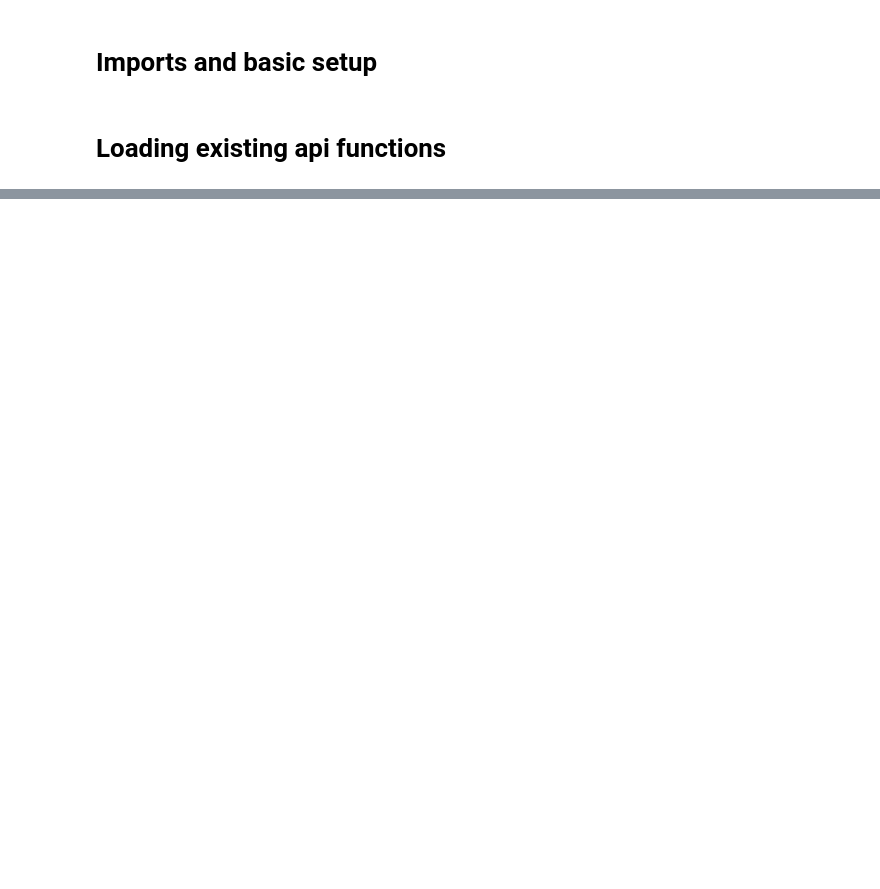
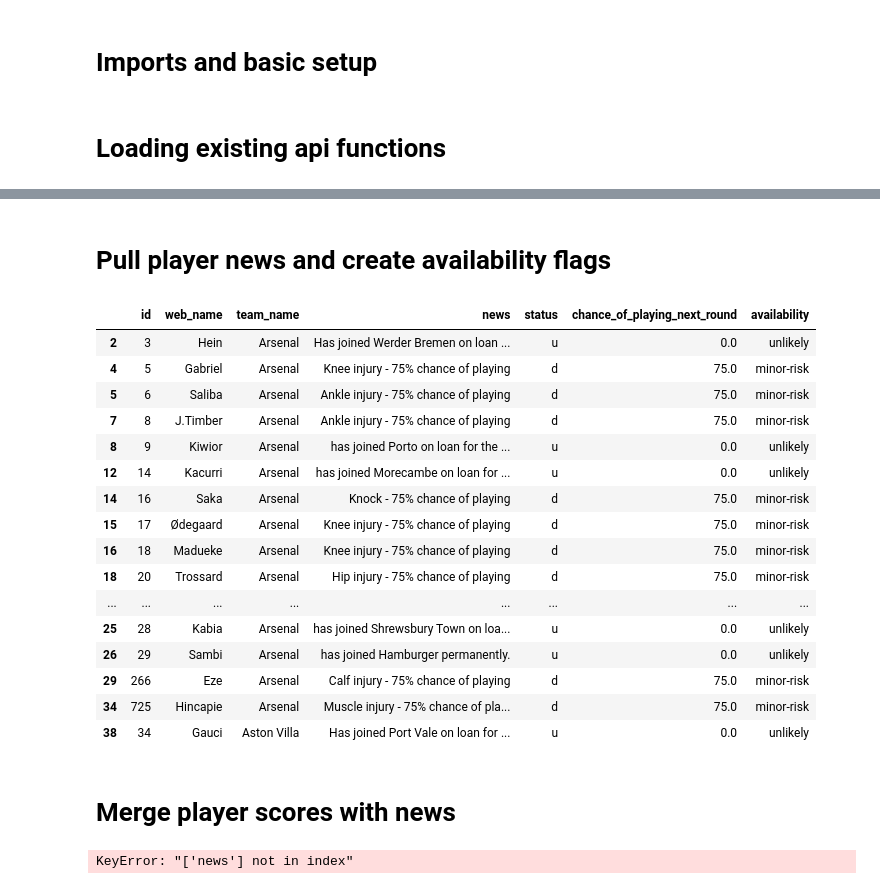
Before and after one commit to TumeloKonaite/FPL-Technocrat, a Jupyter notebook: notebooks/fpl_api.ipynb, the cells around one changed output, grey strips where cells are left out. Cells and saved outputs as stored; diff of their text form; code cells hidden in the pictures; blank space fills up the shorter version.

```diff
--- a/notebooks/fpl_api.ipynb
+++ b/notebooks/fpl_api.ipynb
@@ -24,0 +25,12 @@ ModuleNotFoundError: No module named 'src'
+# %%
+bootstrap_raw = fpl_service.get_bootstrap_static()
+
+players_df = pd.DataFrame(bootstrap_raw["elements"])
+teams_df = pd.DataFrame(bootstrap_raw["teams"])
+events_df = pd.DataFrame(bootstrap_raw["events"])
+
+print(players_df.shape)
+print(teams_df.shape)
+print(events_df.shape)
+
+players_df.head()
@@ -24,0 +339,62 @@ ModuleNotFoundError: No module named 'src'
+# %% [markdown]
+# Pull player news and create availability flags
+# %%
+news_df = players_df[[
+    "id", "web_name", "team_name", "news", "status", "chance_of_playing_next_round"
+]].copy()
+
+news_df["news"] = news_df["news"].fillna("")
+news_df["chance_of_playing_next_round"] = pd.to_numeric(
+    news_df["chance_of_playing_next_round"], errors="coerce"
+)
+
+def availability_label(row):
+    status = row["status"]
+    chance = row["chance_of_playing_next_round"]
+
+    if status == "a":
+        return "available"
+    if pd.notna(chance):
+        if chance >= 75:
+            return "minor-risk"
+        if chance >= 25:
+            return "major-risk"
+        return "unlikely"
+    return "flagged"
+
+news_df["availability"] = news_df.apply(availability_label, axis=1)
+
+news_df[news_df["availability"] != "available"].head(20)
+# %% [output]
+|  | id | web_name | team_name | news | status | chance_of_playing_next_round | availability |
+| 2 | 3 | Hein | Arsenal | Has joined Werder Bremen on loan ... | u | 0.0 | unlikely |
+| 4 | 5 | Gabriel | Arsenal | Knee injury - 75% chance of playing | d | 75.0 | minor-risk |
+| 5 | 6 | Saliba | Arsenal | Ankle injury - 75% chance of playing | d | 75.0 | minor-risk |
+| 7 | 8 | J.Timber | Arsenal | Ankle injury - 75% chance of playing | d | 75.0 | minor-risk |
+| 8 | 9 | Kiwior | Arsenal | has joined Porto on loan for the ... | u | 0.0 | unlikely |
+| 12 | 14 | Kacurri | Arsenal | has joined Morecambe on loan for ... | u | 0.0 | unlikely |
+| 14 | 16 | Saka | Arsenal | Knock - 75% chance of playing | d | 75.0 | minor-risk |
+| 15 | 17 | Ødegaard | Arsenal | Knee injury - 75% chance of playing | d | 75.0 | minor-risk |
+| 16 | 18 | Madueke | Arsenal | Knee injury - 75% chance of playing | d | 75.0 | minor-risk |
+| 18 | 20 | Trossard | Arsenal | Hip injury - 75% chance of playing | d | 75.0 | minor-risk |
+| ... | ... | ... | ... | ... | ... | ... | ... |
+| 25 | 28 | Kabia | Arsenal | has joined Shrewsbury Town on loa... | u | 0.0 | unlikely |
+| 26 | 29 | Sambi | Arsenal | has joined Hamburger permanently. | u | 0.0 | unlikely |
+| 29 | 266 | Eze | Arsenal | Calf injury - 75% chance of playing | d | 75.0 | minor-risk |
+| 34 | 725 | Hincapie | Arsenal | Muscle injury - 75% chance of pla... | d | 75.0 | minor-risk |
+| 38 | 34 | Gauci | Aston Villa | Has joined Port Vale on loan for ... | u | 0.0 | unlikely |
+# %% [markdown]
+# Merge player scores with news
+# %%
+player_model_df = player_scores_df.merge(
+    news_df[["id", "status", "chance_of_playing_next_round", "availability", "news"]],
+    on="id",
+    how="left"
+)
+
+player_model_df[[
+    "web_name", "team_name", "position", "price",
+    "composite_score", "availability", "news"
+]].head(20)
+# %% [output]
+KeyError: "['news'] not in index"
```
Also changed, not shown: parts of 19 cells of this notebook, 29 other files.
